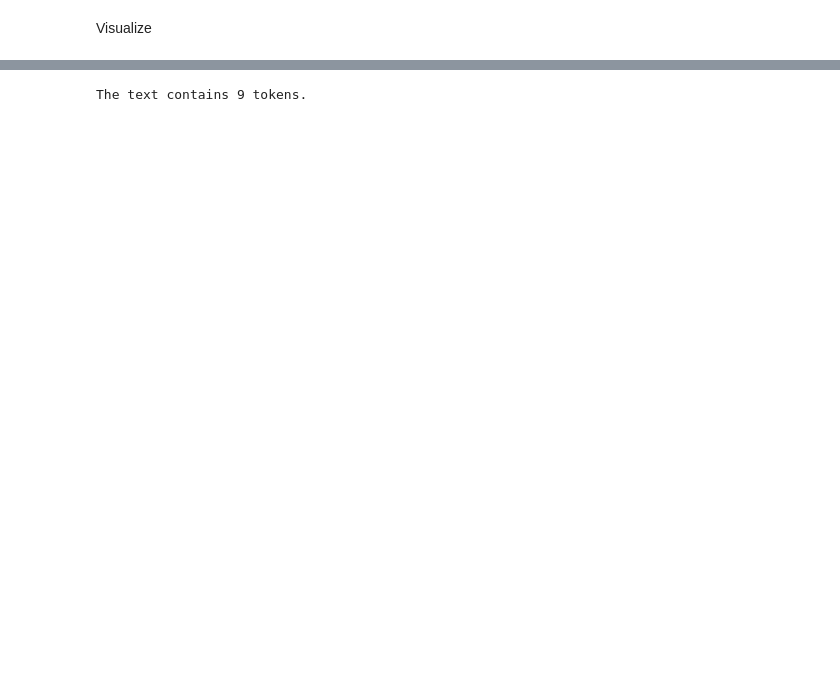
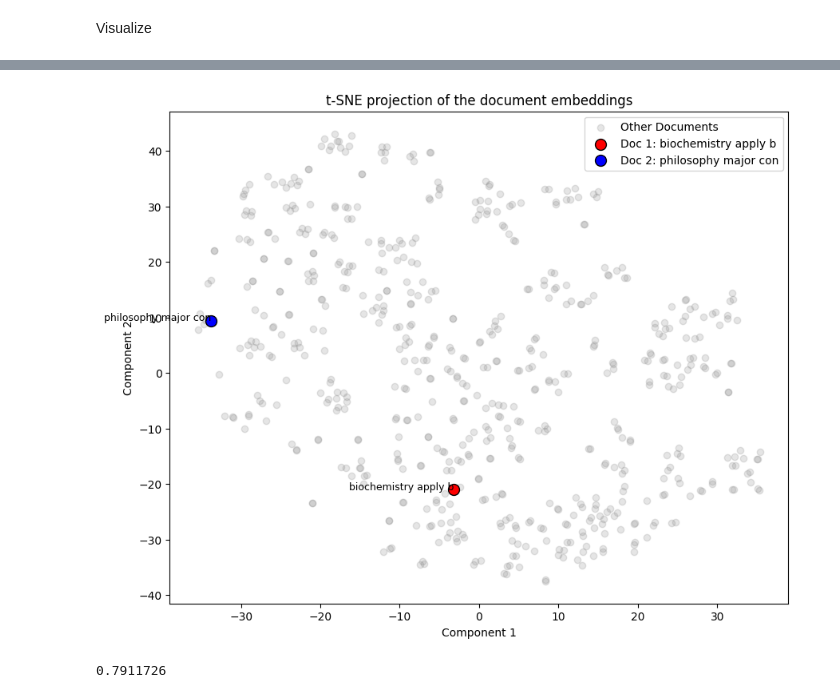
Before and after one commit to tulane-cmps6730/project-movies, a Jupyter notebook: notebooks/RAG.ipynb, the cells around one changed output, grey strips where cells are left out. Cells and saved outputs as stored; diff of their text form; code cells hidden in the pictures; blank space fills up the shorter version.

Commit message:
documentation

```diff
--- a/notebooks/RAG.ipynb
+++ b/notebooks/RAG.ipynb
@@ -475,10 +482,0 @@ These courses provide students with a foundation in digital filmmaking, narrativ
-# %%
-import tiktoken
-
-encoding = tiktoken.encoding_for_model("gpt-3.5-turbo")
-
-text = "This is an example sentence to count tokens."
-token_count = len(encoding.encode(text))
-print(f"The text contains {token_count} tokens.")
-# %% [output]
-The text contains 9 tokens.
@@ -484,0 +487,55 @@ The text contains 9 tokens.
+# %%
+import chromadb.utils.embedding_functions as embedding_functions
+openai_ef = embedding_functions.OpenAIEmbeddingFunction(
+                api_key=openai_api_key,
+                model_name="text-embedding-3-small"
+            )
+
+
+def generate_embeddings(documents):
+    """Generate embeddings for a list of documents using OpenAI's API."""
+    # Processing documents in batches to avoid hitting API limits
+    embeddings = []
+    batch_size = 20  # Define a suitable batch size based on your API usage plan
+    for i in range(0, len(documents), batch_size):
+        batch = documents[i:i+batch_size]
+        batch_embeddings = np.array(openai_ef(batch))
+        embeddings.extend(batch_embeddings)
+    return np.array(embeddings)
+# %%
+document_embeddings = generate_embeddings(chunked_docs)
+# %%
+from sklearn.manifold import TSNE
+import matplotlib.pyplot as plt
+import numpy as np
+
+# Assume document_embeddings is your embeddings array
+# Reducing dimensions to 2 for visualization
+tsne = TSNE(n_components=2, random_state=42)
+embeddings_2d = tsne.fit_transform(document_embeddings)
+
+# Plotting
+plt.figure(figsize=(10, 8))
+
+# Scatter plot for all documents (minimize visibility of others)
+plt.scatter(embeddings_2d[:, 0], embeddings_2d[:, 1], alpha=0.2, color='grey', label='Other Documents')
+
+# Highlight the first and second documents
+# Using the first 20 characters from each document as the label
+doc1_label = chunked_docs[0][:20]  # First 20 characters of the first document
+doc2_label = chunked_docs[1][:20]  # First 20 characters of the second document
+
+plt.scatter(embeddings_2d[0, 0], embeddings_2d[0, 1], color='red', edgecolor='k', s=100, label=f'Doc 1: {doc1_label}')
+plt.scatter(embeddings_2d[1, 0], embeddings_2d[1, 1], color='blue', edgecolor='k', s=100, label=f'Doc 2: {doc2_label}')
+
+# Adding labels to the points
+plt.text(embeddings_2d[0, 0], embeddings_2d[0, 1], doc1_label, fontsize=9, ha='right')
+plt.text(embeddings_2d[1, 0], embeddings_2d[1, 1], doc2_label, fontsize=9, ha='right')
+
+plt.title('t-SNE projection of the document embeddings')
+plt.xlabel('Component 1')
+plt.ylabel('Component 2')
+plt.legend()
+plt.show()
+# %% [output]
+[figure, added]
@@ -484,0 +563,5 @@ The text contains 9 tokens.
+# %%
+
+distances[0][1]
+# %% [output]
+0.7911726
```
Also changed, not shown: parts of 34 cells of this notebook, 3 other files.
